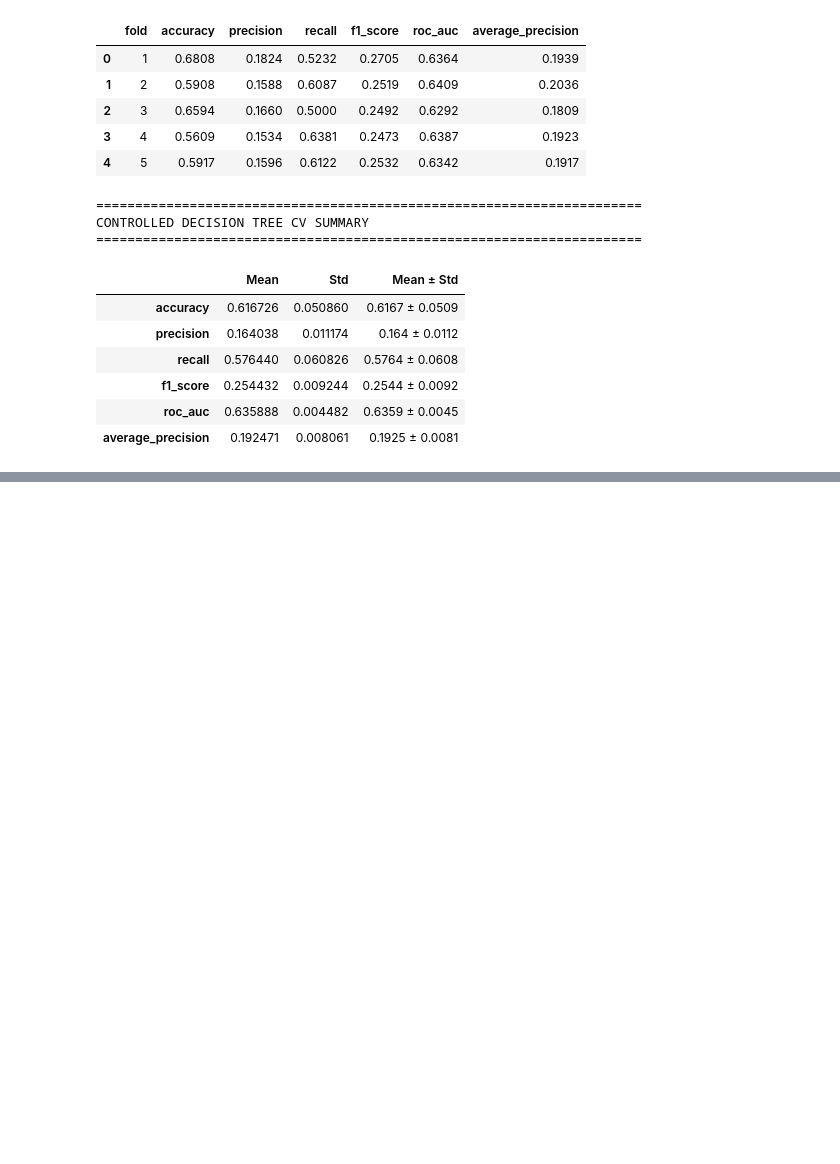
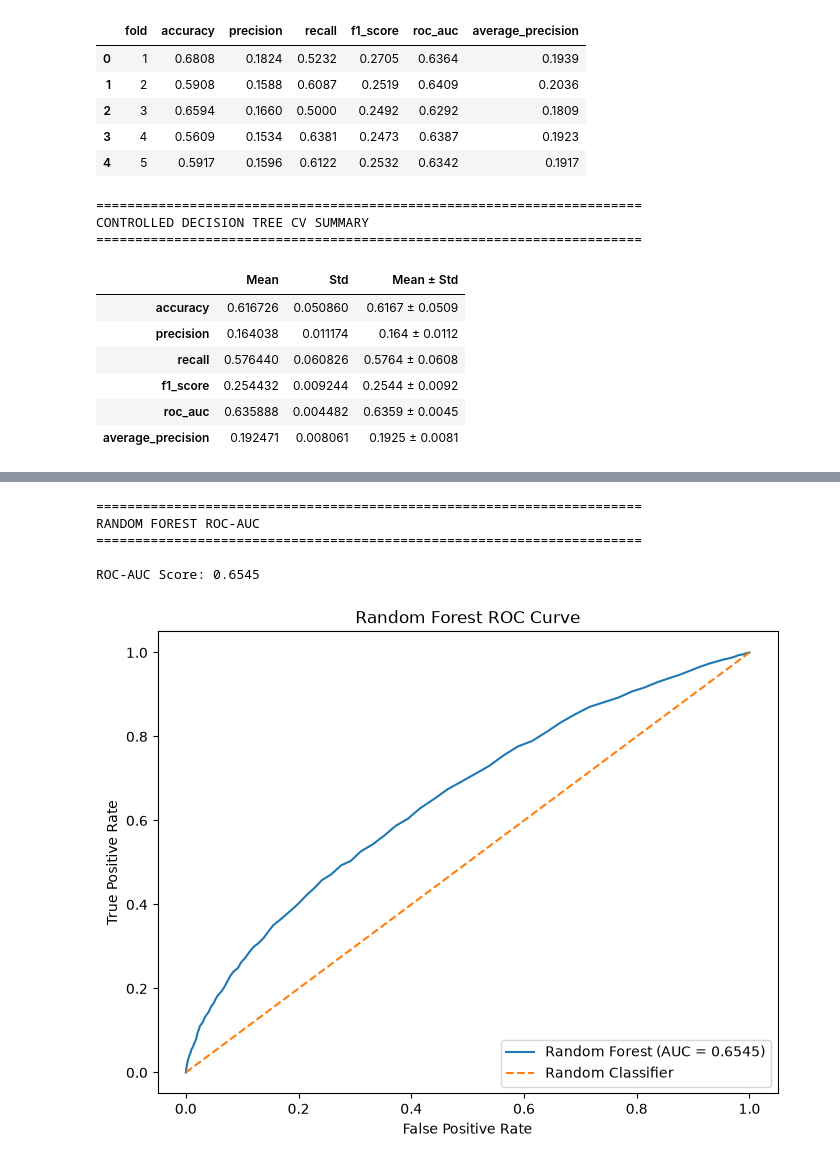
Before and after one commit to amanchaurasia512/diabetes-130-hospitals, a Jupyter notebook: Notebook/04_machine_learning_modeling.ipynb, the cells around one changed output, grey strips where cells are left out. Cells and saved outputs as stored; diff of their text form; code cells hidden in the pictures; blank space fills up the shorter version.

```diff
--- a/Notebook/04_machine_learning_modeling.ipynb
+++ b/Notebook/04_machine_learning_modeling.ipynb
@@ -3584,0 +4391,54 @@ CONTROLLED DECISION TREE CV SUMMARY
+# %%
+# ============================================================
+# RANDOM FOREST ROC-AUC CURVE
+# ============================================================
+
+from sklearn.metrics import roc_curve, auc
+import matplotlib.pyplot as plt
+
+# Calculate ROC curve
+fpr_rf, tpr_rf, thresholds_rf = roc_curve(
+    y_test,
+    y_prob_rf
+)
+
+roc_auc_rf = auc(
+    fpr_rf,
+    tpr_rf
+)
+
+print("=" * 70)
+print("RANDOM FOREST ROC-AUC")
+print("=" * 70)
+
+print(f"\nROC-AUC Score: {roc_auc_rf:.4f}")
+
+# Plot ROC curve
+plt.figure(figsize=(8, 6))
+
+plt.plot(
+    fpr_rf,
+    tpr_rf,
+    label=f"Random Forest (AUC = {roc_auc_rf:.4f})"
+)
+
+plt.plot(
+    [0, 1],
+    [0, 1],
+    linestyle="--",
+    label="Random Classifier"
+)
+
+plt.xlabel("False Positive Rate")
+plt.ylabel("True Positive Rate")
+plt.title("Random Forest ROC Curve")
+plt.legend(loc="lower right")
+
+plt.show()
+# %% [output]
+======================================================================
+RANDOM FOREST ROC-AUC
+======================================================================
+
+ROC-AUC Score: 0.6545
+[figure, added]
```
Also changed, not shown: parts of 25 cells of this notebook.
